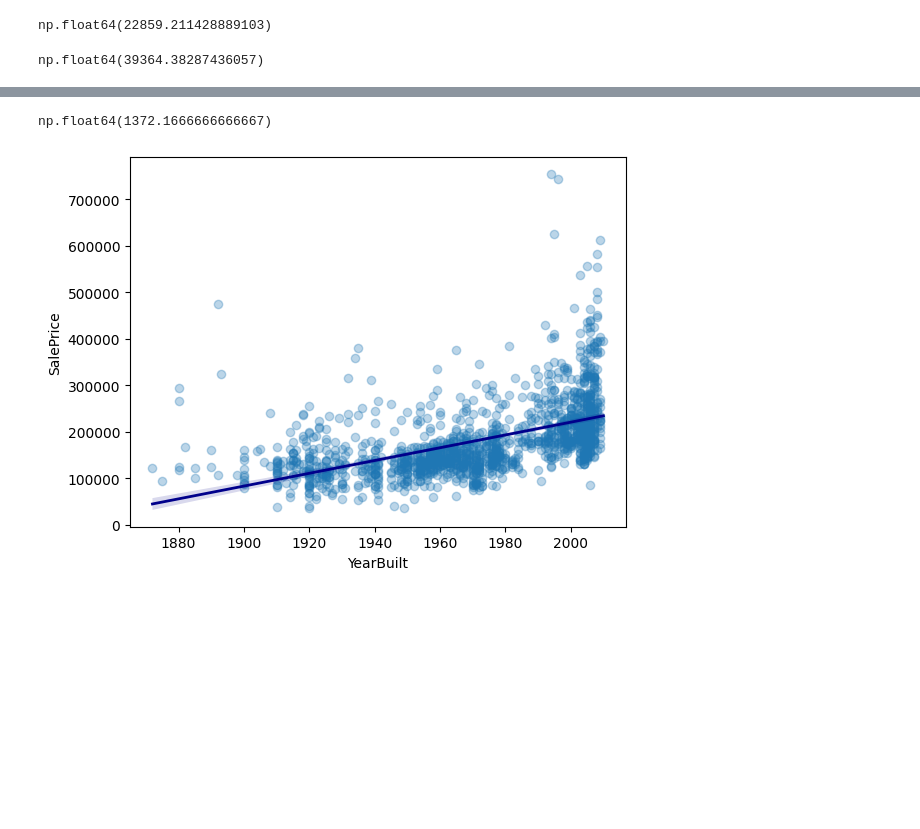
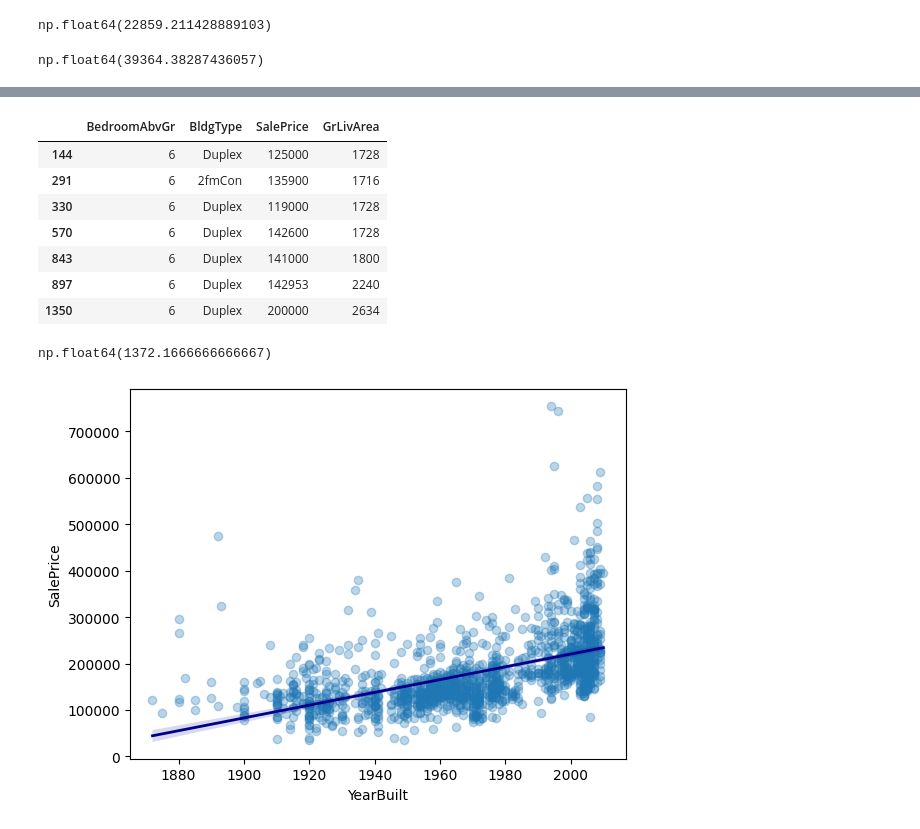
Before and after one commit to christianabusca/housing-market-analytics, a Jupyter notebook: p-house-prices.ipynb, the cells around one changed output, grey strips where cells are left out. Drawn from its saved outputs; the diff is of its cells as text; code cells hidden in the pictures; blank space fills up the shorter version.

```diff
--- a/p-house-prices.ipynb
+++ b/p-house-prices.ipynb
@@ -380,3 +389,16 @@ avg_area_bd0 = bedroom_0['GrLivArea'].mean()
+# %%
+bedroom_6 = df[df['BedroomAbvGr'] == 6]
+bedroom_6 = bedroom_6[['BedroomAbvGr', 'BldgType','SalePrice', 'GrLivArea']]
+bedroom_6
+# %% [output]
+|  | BedroomAbvGr | BldgType | SalePrice | GrLivArea |
+| 144 | 6 | Duplex | 125000 | 1728 |
+| 291 | 6 | 2fmCon | 135900 | 1716 |
+| 330 | 6 | Duplex | 119000 | 1728 |
+| 570 | 6 | Duplex | 142600 | 1728 |
+| 843 | 6 | Duplex | 141000 | 1800 |
+| 897 | 6 | Duplex | 142953 | 2240 |
+| 1350 | 6 | Duplex | 200000 | 2634 |
 # %%
 avg_area_bd0 = bedroom_0['GrLivArea'].mean()
 avg_area_bd0
```
Also changed, not shown: parts of 4 cells of this notebook.
